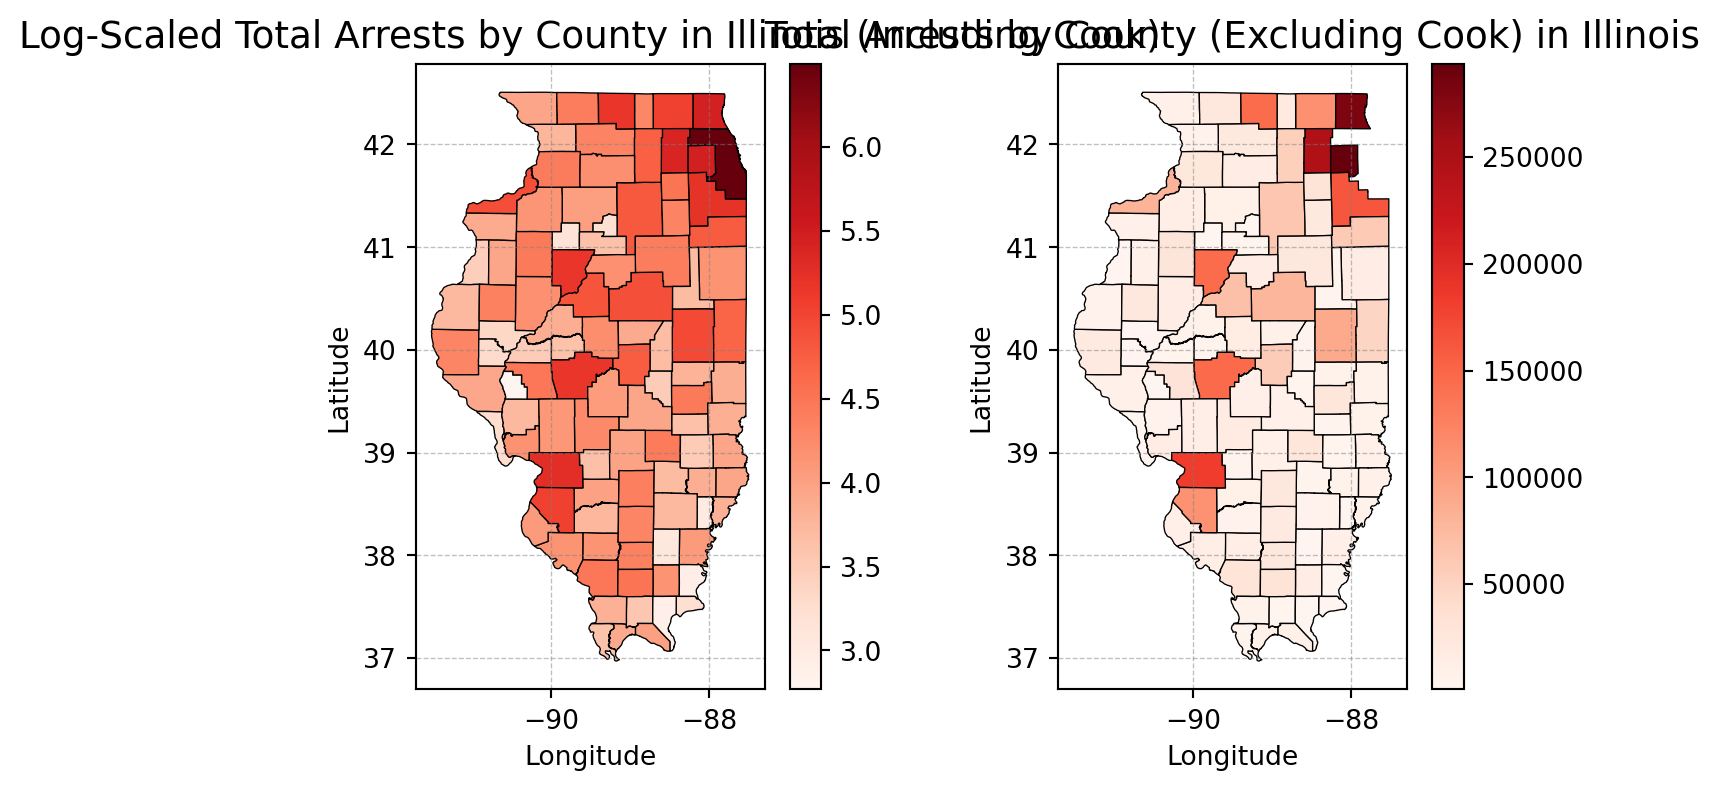
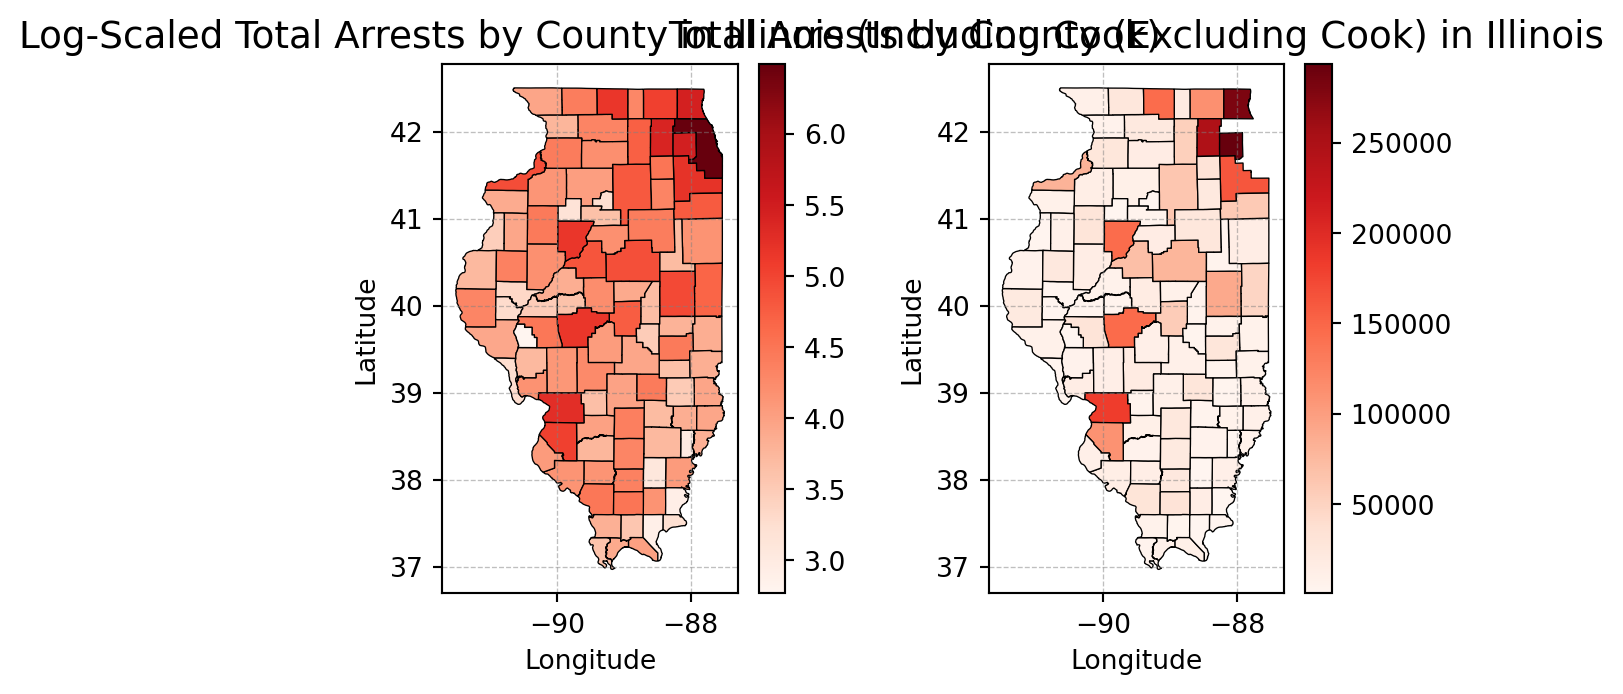
Unified diff of the notebook cell whose output changed from the first chart to the second:
--- before
+++ after
@@ -1,4 +1,4 @@
 # Create side-by-side plots
-fig, axes = plt.subplots(1, 2, figsize=(7, 4), constrained_layout=True)
+fig, axes = plt.subplots(1, 2, figsize=(6, 3.5), constrained_layout=True)
 
 # Plot the gradient map for total arrests by county (including Cook County with log scale)

Commit: Reduce map figsize to 600px wide to fit content area